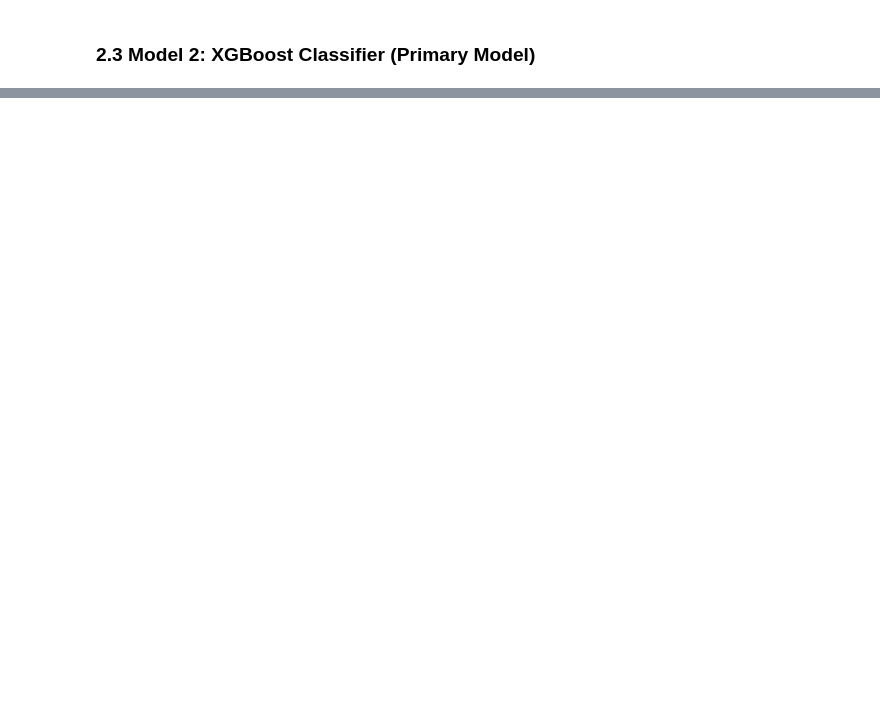
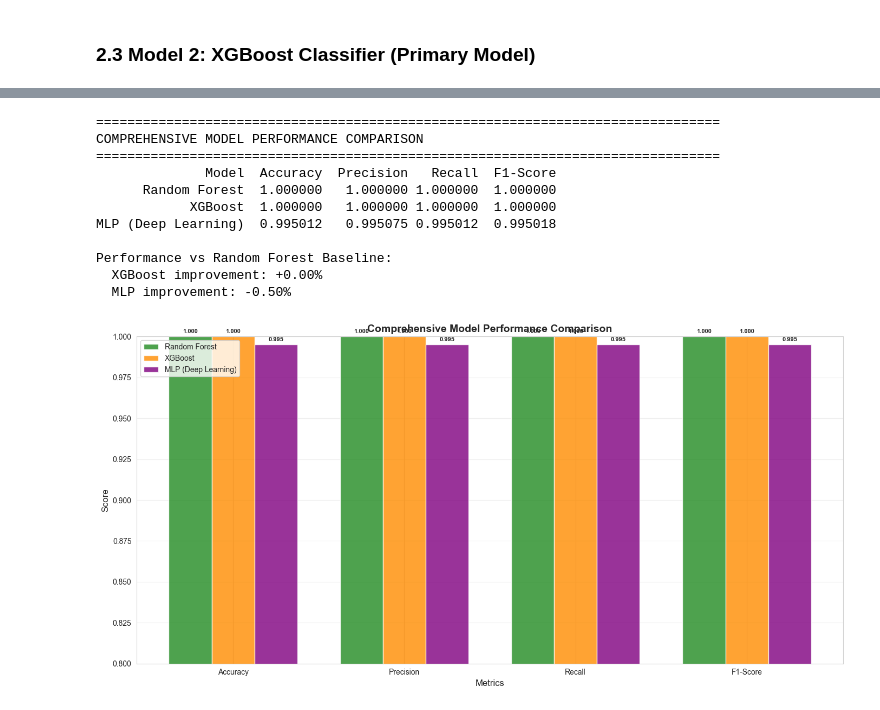
Before and after one commit to NandeeshNB/Explainable-Generative-AI-for-Stress-and-Burnout-Risk-Prediction-in-Healthcare-Workers, a Jupyter notebook: phase1_2_stress_prediction.ipynb, the cells around one changed output, grey strips where cells are left out. Cells and saved outputs as stored; diff of their text form; code cells hidden in the pictures; blank space fills up the shorter version.

```diff
--- a/phase1_2_stress_prediction.ipynb
+++ b/phase1_2_stress_prediction.ipynb
@@ -676,36 +1148,47 @@ plt.show()
 # %%
-# Compare model performance
+# Compare all three models
 comparison_df = pd.DataFrame({
-    'Model': ['Random Forest', 'XGBoost'],
-    'Accuracy': [rf_accuracy, xgb_accuracy],
-    'Precision': [rf_precision, xgb_precision],
-    'Recall': [rf_recall, xgb_recall],
-    'F1-Score': [rf_f1, xgb_f1]
+    'Model': ['Random Forest', 'XGBoost', 'MLP (Deep Learning)'],
+    'Accuracy': [rf_accuracy, xgb_accuracy, mlp_accuracy],
+    'Precision': [rf_precision, xgb_precision, mlp_precision],
+    'Recall': [rf_recall, xgb_recall, mlp_recall],
+    'F1-Score': [rf_f1, xgb_f1, mlp_f1]
 })
 
-print("Model Performance Comparison:")
-print("="*70)
+print("\n" + "="*80)
+print("COMPREHENSIVE MODEL PERFORMANCE COMPARISON")
+print("="*80)
 print(comparison_df.to_string(index=False))
 
-# Calculate improvement
-improvement = ((xgb_accuracy - rf_accuracy) / rf_accuracy) * 100
-print(f"\nXGBoost Performance Improvement over Random Forest: {improvement:.2f}%")
+# Calculate improvements
+rf_baseline = rf_accuracy
+xgb_improvement = ((xgb_accuracy - rf_baseline) / rf_baseline) * 100
+mlp_improvement = ((mlp_accuracy - rf_baseline) / rf_baseline) * 100
+
+print(f"\nPerformance vs Random Forest Baseline:")
+print(f"  XGBoost improvement: {xgb_improvement:+.2f}%")
+print(f"  MLP improvement: {mlp_improvement:+.2f}%")
 
 # Visualize model comparison
 metrics = ['Accuracy', 'Precision', 'Recall', 'F1-Score']
 rf_scores = [rf_accuracy, rf_precision, rf_recall, rf_f1]
 xgb_scores = [xgb_accuracy, xgb_precision, xgb_recall, xgb_f1]
+mlp_scores = [mlp_accuracy, mlp_precision, mlp_recall, mlp_f1]
 
 x = np.arange(len(metrics))
-width = 0.35
+width = 0.25
 
-fig, ax = plt.subplots(figsize=(12, 6))
-bars1 = ax.bar(x - width/2, rf_scores, width, label='Random Forest', color='forestgreen', alpha=0.8)
-bars2 = ax.bar(x + width/2, xgb_scores, width, label='XGBoost', color='darkorange', alpha=0.8)
+fig, ax = plt.subplots(figsize=(14, 7))
+bars1 = ax.bar(x - width, rf_scores, width, label='Random Forest',
+               color='forestgreen', alpha=0.8)
+bars2 = ax.bar(x, xgb_scores, width, label='XGBoost',
+               color='darkorange', alpha=0.8)
+bars3 = ax.bar(x + width, mlp_scores, width, label='MLP (Deep Learning)',
+               color='purple', alpha=0.8)
 
 ax.set_xlabel('Metrics', fontsize=12)
 ax.set_ylabel('Score', fontsize=12)
-ax.set_title('Model Performance Comparison', fontsize=14, fontweight='bold')
+ax.set_title('Comprehensive Model Performance Comparison', fontsize=14, fontweight='bold')
 ax.set_xticks(x)
 ax.set_xticklabels(metrics)
 ax.legend()
@@ -721,48 +1204,67 @@ def autolabel(bars):
                    xytext=(0, 3),
                    textcoords="offset points",
                    ha='center', va='bottom',
-                   fontweight='bold')
+                   fontsize=8, fontweight='bold')
 
 autolabel(bars1)
 autolabel(bars2)
+autolabel(bars3)
 
 plt.tight_layout()
 plt.show()
 
 # Per-class F1-Score comparison
 rf_f1_per_class = f1_score(y_test, y_pred_rf, average=None)
 xgb_f1_per_class = f1_score(y_test, y_pred_xgb, average=None)
+mlp_f1_per_class = f1_score(y_test, y_pred_mlp, average=None)
 
 print("\nPer-Class F1-Score Comparison:")
-print("="*70)
+print("="*80)
 class_comparison = pd.DataFrame({
     'Stress Level': ['Low (0)', 'Medium (1)', 'High (2)'],
-    'Random Forest F1': rf_f1_per_class,
-    'XGBoost F1': xgb_f1_per_class
+    'Random Forest': rf_f1_per_class,
+    'XGBoost': xgb_f1_per_class,
+    'MLP': mlp_f1_per_class
 })
 print(class_comparison.to_string(index=False))
 
 # Visualize per-class F1-scores
-fig, ax = plt.subplots(figsize=(10, 6))
+fig, ax = plt.subplots(figsize=(12, 6))
 x_pos = np.arange(3)
-width = 0.35
+width = 0.25
 
-bars1 = ax.bar(x_pos - width/2, rf_f1_per_class, width,
+bars1 = ax.bar(x_pos - width, rf_f1_per_class, width,
                label='Random Forest', color='forestgreen', alpha=0.8)
-bars2 = ax.bar(x_pos + width/2, xgb_f1_per_class, width,
+bars2 = ax.bar(x_pos, xgb_f1_per_class, width,
                label='XGBoost', color='darkorange', alpha=0.8)
+bars3 = ax.bar(x_pos + width, mlp_f1_per_class, width,
+               label='MLP', color='purple', alpha=0.8)
 
 ax.set_xlabel('Stress Level', fontsize=12)
 ax.set_ylabel('F1-Score', fontsize=12)
-ax.set_title('Per-Class F1-Score Comparison', fontsize=14, fontweight='bold')
+ax.set_title('Per-Class F1-Score Comparison Across All Models', fontsize=14, fontweight='bold')
 ax.set_xticks(x_pos)
 ax.set_xticklabels(['Low', 'Medium', 'High'])
 ax.legend()
 ax.set_ylim([0.75, 1.0])
 ax.grid(axis='y', alpha=0.3)
 
 autolabel(bars1)
 autolabel(bars2)
+autolabel(bars3)
 
 plt.tight_layout()
 plt.show()
+# %% [output]
+================================================================================
+COMPREHENSIVE MODEL PERFORMANCE COMPARISON
+================================================================================
+              Model  Accuracy  Precision   Recall  F1-Score
+      Random Forest  1.000000   1.000000 1.000000  1.000000
+            XGBoost  1.000000   1.000000 1.000000  1.000000
+MLP (Deep Learning)  0.995012   0.995075 0.995012  0.995018
+
+Performance vs Random Forest Baseline:
+  XGBoost improvement: +0.00%
+  MLP improvement: -0.50%
+[figure, added]
```
Also changed, not shown: parts of 27 cells of this notebook.
